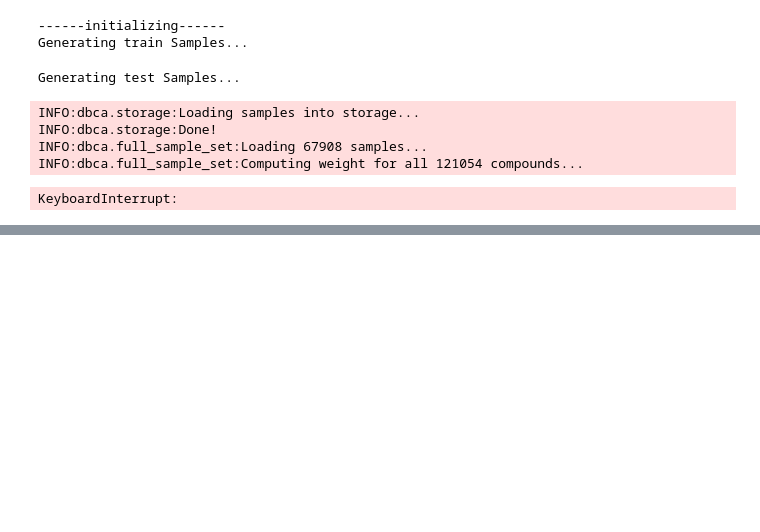
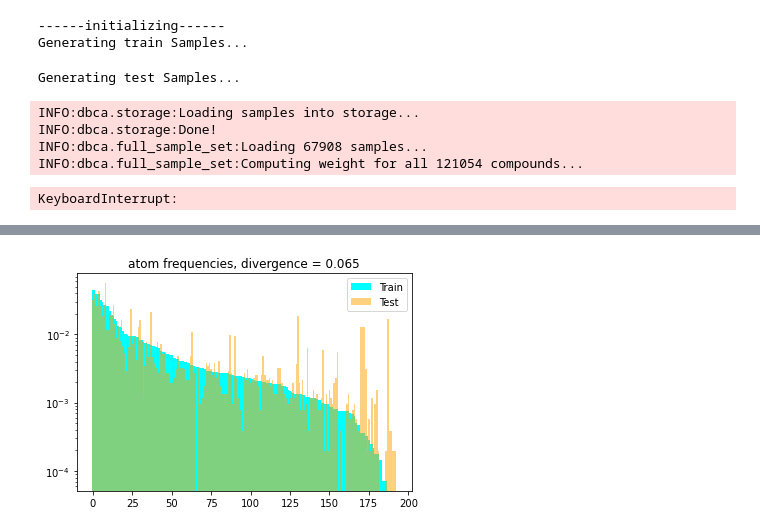
Before and after one commit to ziwang-klvk/CFQ-RBMT, a Jupyter notebook: da/nb.ipynb, the cells around one changed output, grey strips where cells are left out. Saved outputs shown, nothing was run; the diff lists cells and outputs as text; code cells hidden in the pictures; blank space fills up the shorter version.

```diff
--- a/da/nb.ipynb
+++ b/da/nb.ipynb
@@ -70,0 +93,4 @@ assessor3 = GrammarDBCAssessor(grammar=EN_gm, train_text=train, test_text=test)
+# %%
+assessor3.splitter.visualize_dists('atom')
+# %% [output]
+[figure, added]
```
Also changed, not shown: parts of 7 cells of this notebook.
